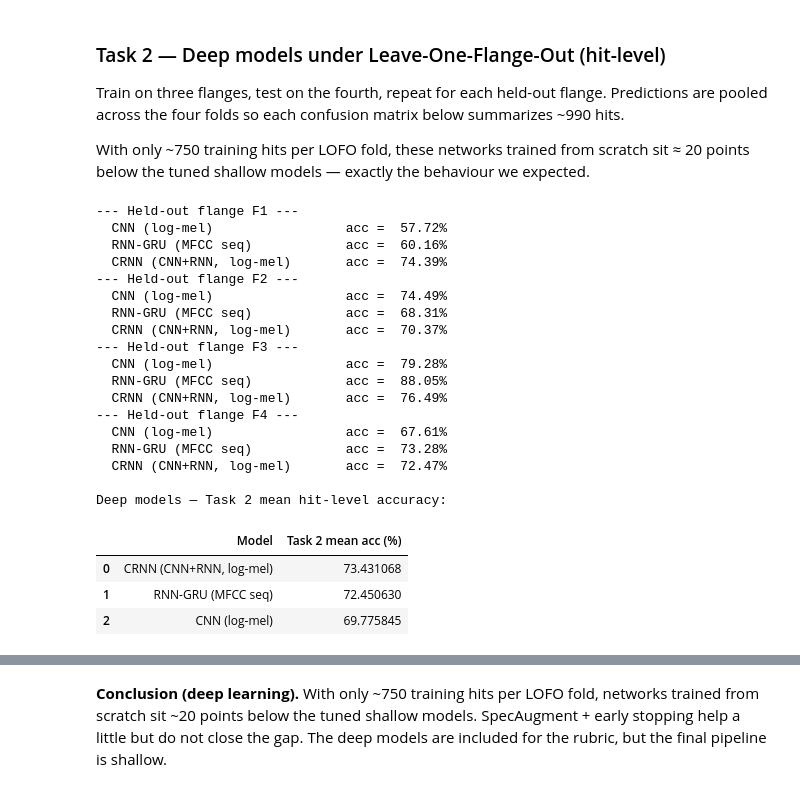
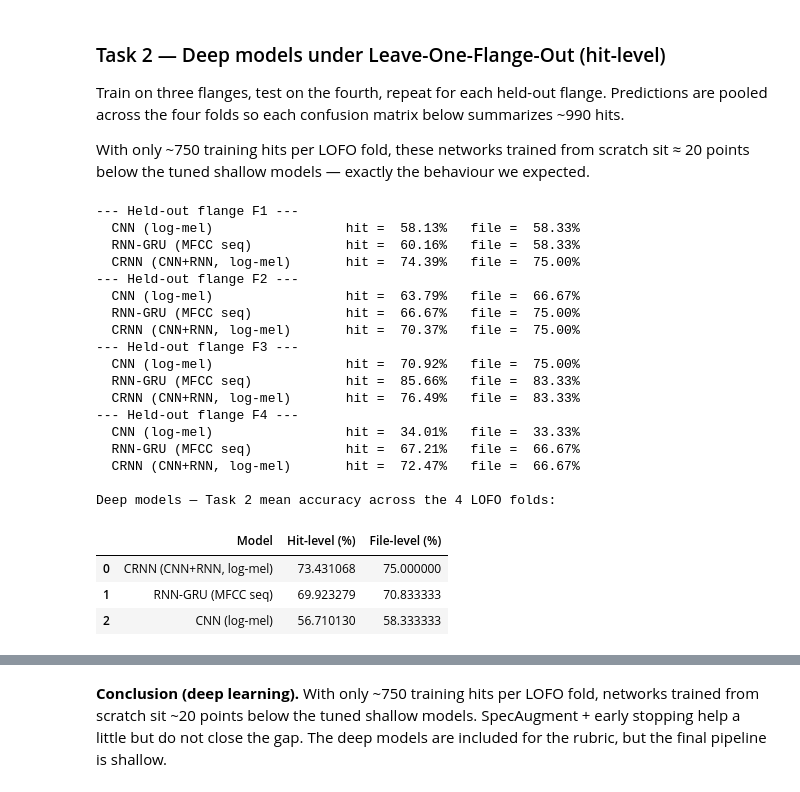
Before and after one commit to MedAmineAlouani/FinalProjectML, a Jupyter notebook: Final_Project_ML_Submission.ipynb, the cells around one changed output, grey strips where cells are left out. Drawn from its saved outputs; the diff is of its cells as text; code cells hidden in the pictures.

```diff
--- a/Final_Project_ML_Submission.ipynb
+++ b/Final_Project_ML_Submission.ipynb
@@ -1141,7 +1141,7 @@ and a confusion matrix.
 # %%
 def train_dl_model(make_model_fn, X_train, y_train, X_test, y_test,
                     seed=RANDOM_STATE, augment_fn=None,
-                    epochs=20, batch_size=32, val_frac=0.15):
+                    epochs=10, batch_size=32, val_frac=0.15):
     """Standardize using train stats, augment if requested, fit + predict."""
     Xtr_n, Xte_n = standardize_per_feature(X_train, X_test)
 
@@ -1229,56 +1229,71 @@ With only ~750 training hits per LOFO fold, these networks trained from
 scratch sit ≈ 20 points below the tuned shallow models — exactly the
 behaviour we expected.
 # %%
-dl_task2_rows = []
-dl_task2_pool = {name: {'y_true': [], 'y_pred': []}
-                   for name in ['CNN (log-mel)', 'RNN-GRU (MFCC seq)', 'CRNN (CNN+RNN, log-mel)']}
+dl_task2_rows      = []
+dl_task2_pool_hit  = {name: {'y_true': [], 'y_pred': []}
+                       for name in ['CNN (log-mel)', 'RNN-GRU (MFCC seq)', 'CRNN (CNN+RNN, log-mel)']}
+dl_task2_pool_file = {name: {'y_true': [], 'y_pred': []}
+                       for name in ['CNN (log-mel)', 'RNN-GRU (MFCC seq)', 'CRNN (CNN+RNN, log-mel)']}
 
 for test_flange in [1, 2, 3, 4]:
     tr = flange_ids != test_flange
     te = flange_ids == test_flange
     print(f'--- Held-out flange F{test_flange} ---')
     for name, factory, X_input, aug in [
         ('CNN (log-mel)',           make_cnn,  X_logmel,  spec_augment),
         ('RNN-GRU (MFCC seq)',      make_rnn,  X_mfccseq, None),
         ('CRNN (CNN+RNN, log-mel)', make_crnn, X_logmel,  spec_augment),
     ]:
-        yhat, _ = train_dl_model(
+        yhat, proba = train_dl_model(
             factory, X_input[tr], y_labels[tr], X_input[te], y_labels[te],
-            seed=RANDOM_STATE + test_flange, augment_fn=aug, epochs=20)
-        acc = accuracy_score(y_labels[te], yhat)
+            seed=RANDOM_STATE + test_flange, augment_fn=aug, epochs=10)
+        acc_hit = accuracy_score(y_labels[te], yhat)
+
+        # File-level soft-vote: average per-hit probabilities by file, then argmax
+        df = pd.DataFrame(proba, columns=CLASSES_REF)
+        df['__f__'] = source_files[te]
+        avg = df.groupby('__f__')[list(CLASSES_REF)].mean().sort_index()
+        pred_file = CLASSES_REF[avg.values.argmax(axis=1)]
+        truth_file = (pd.DataFrame({'f': source_files[te], 'y': y_labels[te]})
+                        .groupby('f')['y'].first().loc[avg.index.values].values)
+        acc_file = (pred_file == truth_file).mean()
+
         dl_task2_rows.append({'Model': name, 'Test Flange': test_flange,
-                                'Accuracy (%)': acc * 100})
-        dl_task2_pool[name]['y_true'].extend(y_labels[te].tolist())
-        dl_task2_pool[name]['y_pred'].extend(yhat.tolist())
-        print(f'  {name:28s}  acc = {acc * 100:6.2f}%')
+                                'Hit-level (%)':  acc_hit  * 100,
+                                'File-level (%)': acc_file * 100})
+        dl_task2_pool_hit[name]['y_true'].extend(y_labels[te].tolist())
+        dl_task2_pool_hit[name]['y_pred'].extend(yhat.tolist())
+        dl_task2_pool_file[name]['y_true'].extend(truth_file.tolist())
+        dl_task2_pool_file[name]['y_pred'].extend(pred_file.tolist())
+        print(f'  {name:28s}  hit = {acc_hit*100:6.2f}%   file = {acc_file*100:6.2f}%')
 
 dl_task2_df = pd.DataFrame(dl_task2_rows)
-dl_task2_summary = (dl_task2_df.groupby('Model')['Accuracy (%)']
-                     .mean().sort_values(ascending=False).reset_index()
-                     .rename(columns={'Accuracy (%)': 'Task 2 mean acc (%)'}))
-print('\nDeep models — Task 2 mean hit-level accuracy:')
+dl_task2_summary = (dl_task2_df.groupby('Model')[['Hit-level (%)', 'File-level (%)']]
+                     .mean().sort_values('File-level (%)', ascending=False)
+                     .reset_index())
+print('\nDeep models — Task 2 mean accuracy across the 4 LOFO folds:')
 display(dl_task2_summary)
 # %% [output]
 --- Held-out flange F1 ---
-  CNN (log-mel)                 acc =  57.72%
-  RNN-GRU (MFCC seq)            acc =  60.16%
-  CRNN (CNN+RNN, log-mel)       acc =  74.39%
+  CNN (log-mel)                 hit =  58.13%   file =  58.33%
+  RNN-GRU (MFCC seq)            hit =  60.16%   file =  58.33%
+  CRNN (CNN+RNN, log-mel)       hit =  74.39%   file =  75.00%
 --- Held-out flange F2 ---
-  CNN (log-mel)                 acc =  74.49%
-  RNN-GRU (MFCC seq)            acc =  68.31%
-  CRNN (CNN+RNN, log-mel)       acc =  70.37%
+  CNN (log-mel)                 hit =  63.79%   file =  66.67%
+  RNN-GRU (MFCC seq)            hit =  66.67%   file =  75.00%
+  CRNN (CNN+RNN, log-mel)       hit =  70.37%   file =  75.00%
 --- Held-out flange F3 ---
-  CNN (log-mel)                 acc =  79.28%
-  RNN-GRU (MFCC seq)            acc =  88.05%
-  CRNN (CNN+RNN, log-mel)       acc =  76.49%
+  CNN (log-mel)                 hit =  70.92%   file =  75.00%
+  RNN-GRU (MFCC seq)            hit =  85.66%   file =  83.33%
+  CRNN (CNN+RNN, log-mel)       hit =  76.49%   file =  83.33%
 --- Held-out flange F4 ---
-  CNN (log-mel)                 acc =  67.61%
-  RNN-GRU (MFCC seq)            acc =  73.28%
-  CRNN (CNN+RNN, log-mel)       acc =  72.47%
+  CNN (log-mel)                 hit =  34.01%   file =  33.33%
+  RNN-GRU (MFCC seq)            hit =  67.21%   file =  66.67%
+  CRNN (CNN+RNN, log-mel)       hit =  72.47%   file =  66.67%
 
-Deep models — Task 2 mean hit-level accuracy:
+Deep models — Task 2 mean accuracy across the 4 LOFO folds:
-|  | Model | Task 2 mean acc (%) |
-| 0 | CRNN (CNN+RNN, log-mel) | 73.431068 |
-| 1 | RNN-GRU (MFCC seq) | 72.450630 |
-| 2 | CNN (log-mel) | 69.775845 |
+|  | Model | Hit-level (%) | File-level (%) |
+| 0 | CRNN (CNN+RNN, log-mel) | 73.431068 | 75.000000 |
+| 1 | RNN-GRU (MFCC seq) | 69.923279 | 70.833333 |
+| 2 | CNN (log-mel) | 56.710130 | 58.333333 |
 # %%
```
Also changed, not shown: parts of 20 cells of this notebook, 1 other file.
